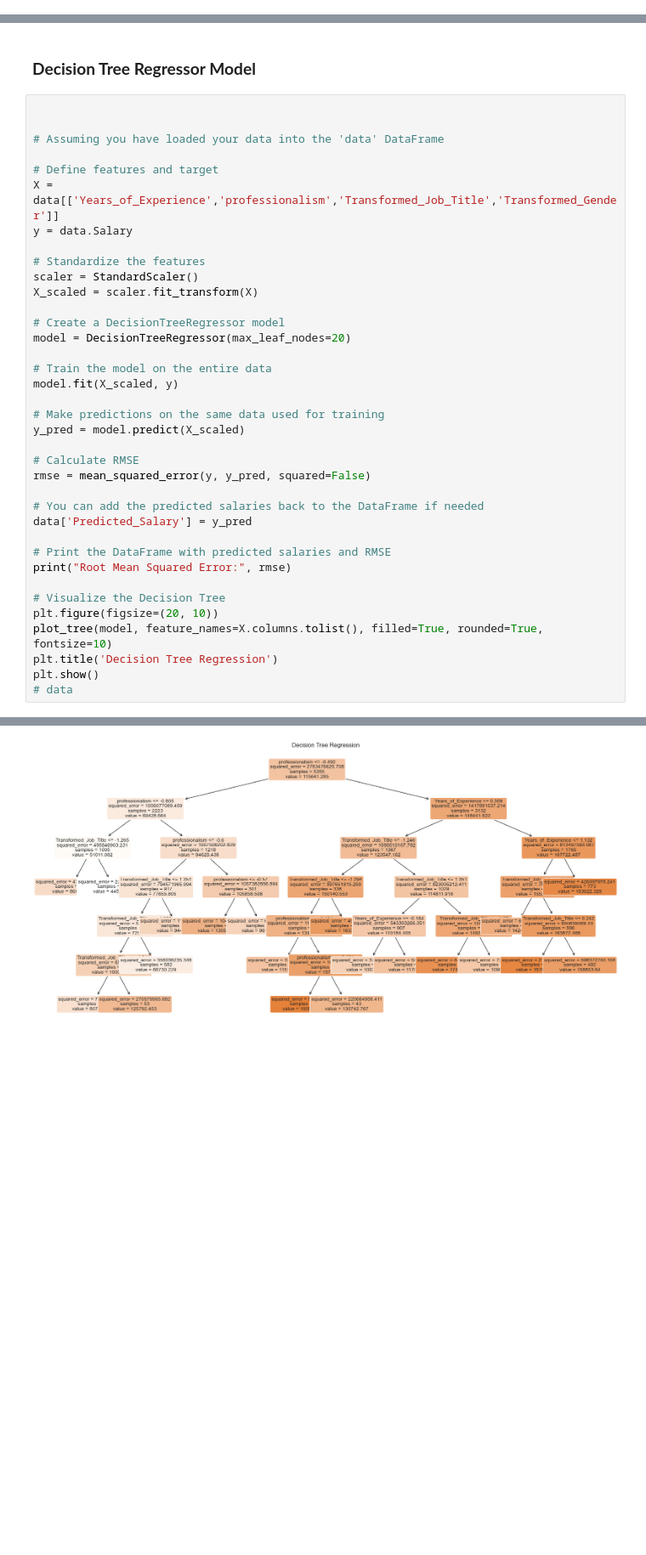
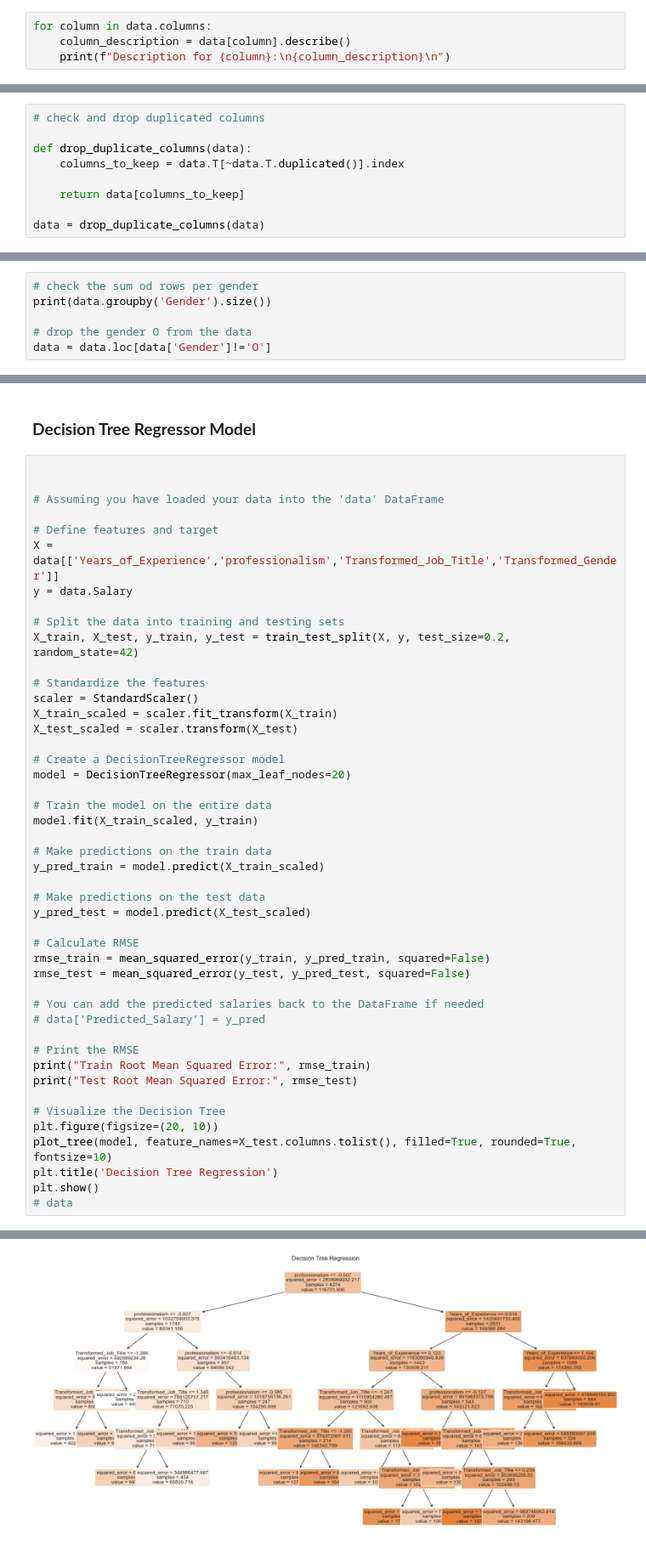
Before and after one commit to Saarle/Regression-Project, a Jupyter notebook: Regression_Project_.ipynb, the cells around one changed output, grey strips where cells are left out. Shown at 85% size. Drawn from its saved outputs; the diff is of its cells as text; blank space fills up the shorter version.

```diff
--- a/Regression_Project_.ipynb
+++ b/Regression_Project_.ipynb
@@ -84,0 +74,4 @@ data.drop('Unnamed: 0' ,axis = 1,inplace = True)
+# %%
+for column in data.columns:
+    column_description = data[column].describe()
+    print(f"Description for {column}:\n{column_description}\n")
@@ -84,0 +100,9 @@ data.drop('Unnamed: 0' ,axis = 1,inplace = True)
+# %%
+# check and drop duplicated columns
+
+def drop_duplicate_columns(data):
+    columns_to_keep = data.T[~data.T.duplicated()].index
+
+    return data[columns_to_keep]
+
+data = drop_duplicate_columns(data)
@@ -117,0 +148,6 @@ sns.pairplot(data)
+# %%
+# check the sum od rows per gender
+print(data.groupby('Gender').size())
+
+# drop the gender O from the data
+data = data.loc[data['Gender']!='O']
@@ -382,31 +482,40 @@ plt.show()
 X = data[['Years_of_Experience','professionalism','Transformed_Job_Title','Transformed_Gender']]
 y = data.Salary
 
+# Split the data into training and testing sets
+X_train, X_test, y_train, y_test = train_test_split(X, y, test_size=0.2, random_state=42)
+
 # Standardize the features
 scaler = StandardScaler()
-X_scaled = scaler.fit_transform(X)
+X_train_scaled = scaler.fit_transform(X_train)
+X_test_scaled = scaler.transform(X_test)
 
 # Create a DecisionTreeRegressor model
 model = DecisionTreeRegressor(max_leaf_nodes=20)
 
 # Train the model on the entire data
-model.fit(X_scaled, y)
+model.fit(X_train_scaled, y_train)
 
-# Make predictions on the same data used for training
-y_pred = model.predict(X_scaled)
+# Make predictions on the train data
+y_pred_train = model.predict(X_train_scaled)
+
+# Make predictions on the test data
+y_pred_test = model.predict(X_test_scaled)
 
 # Calculate RMSE
-rmse = mean_squared_error(y, y_pred, squared=False)
+rmse_train = mean_squared_error(y_train, y_pred_train, squared=False)
+rmse_test = mean_squared_error(y_test, y_pred_test, squared=False)
 
 # You can add the predicted salaries back to the DataFrame if needed
-data['Predicted_Salary'] = y_pred
+# data['Predicted_Salary'] = y_pred
 
-# Print the DataFrame with predicted salaries and RMSE
-print("Root Mean Squared Error:", rmse)
+# Print the RMSE
+print("Train Root Mean Squared Error:", rmse_train)
+print("Test Root Mean Squared Error:", rmse_test)
 
 # Visualize the Decision Tree
 plt.figure(figsize=(20, 10))
-plot_tree(model, feature_names=X.columns.tolist(), filled=True, rounded=True, fontsize=10)
+plot_tree(model, feature_names=X_test.columns.tolist(), filled=True, rounded=True, fontsize=10)
 plt.title('Decision Tree Regression')
 plt.show()
 # data
@@ -415,3 +525,3 @@ Root Mean Squared Error: 21645.956591663893
-[figure, old version]
+[figure, new version]
 # %%
 max_leaf_nodes= []
```
Also changed, not shown: parts of 23 cells of this notebook.
